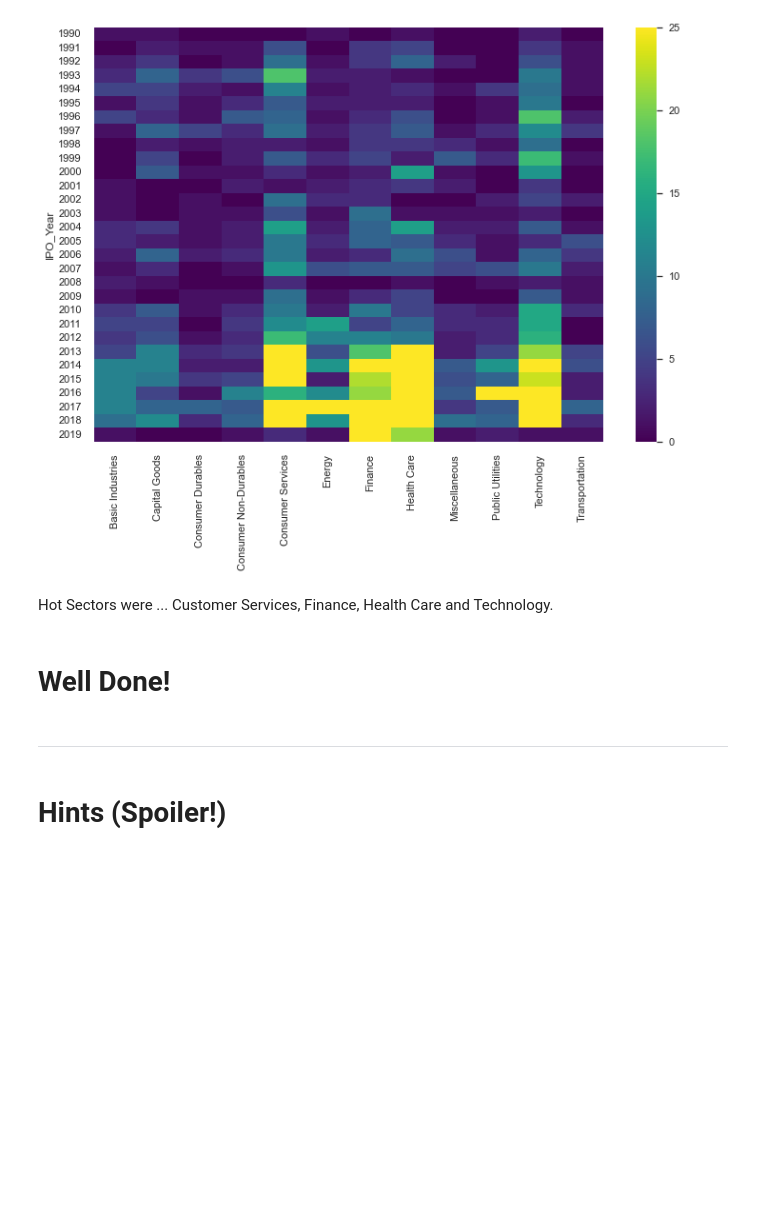
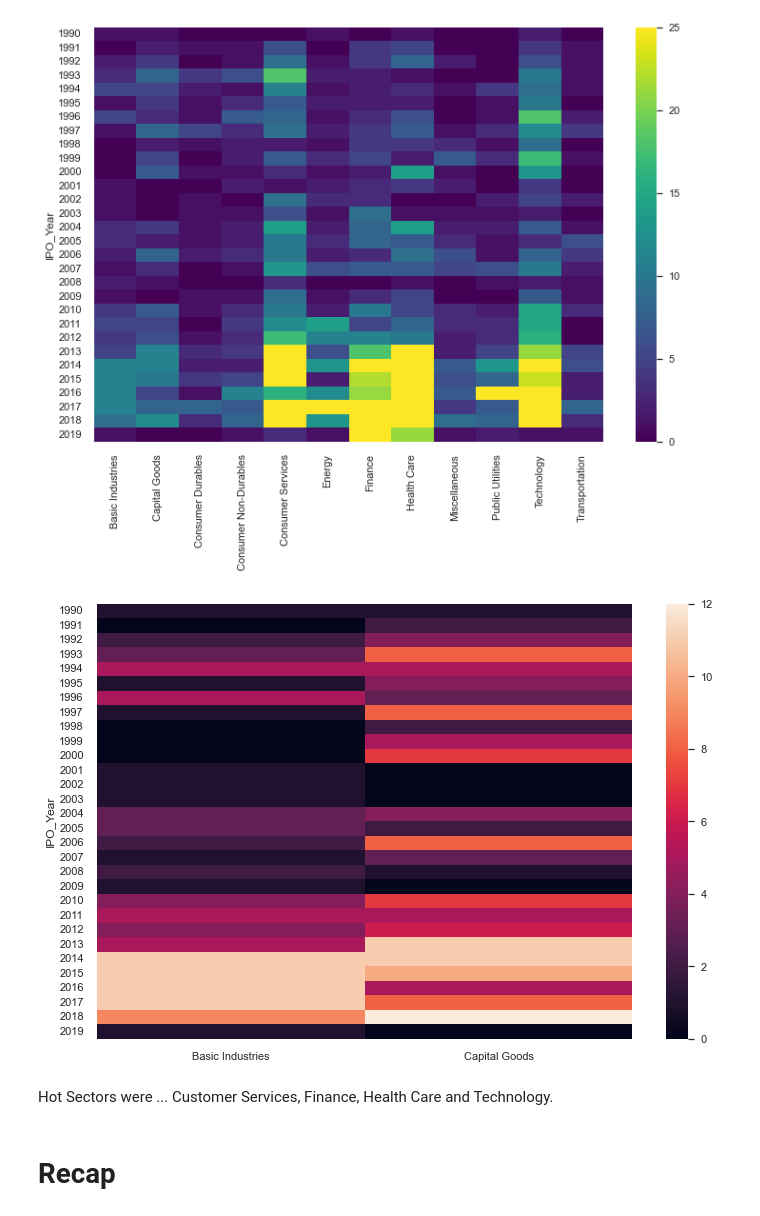
Before and after one commit to zgz20191202/zgz20191202, a Jupyter notebook: Quant Preparation/Python Practice/Pandas_Basics/My Solutions/Exercise_07.ipynb, the cells around one changed output. Saved outputs shown, nothing was run; the diff lists cells and outputs as text; code cells hidden in the pictures; blank space fills up the shorter version.

Commit message:
recap of previous pandas practice
a short review of past practice

```diff
--- a/Quant Preparation/Python Practice/Pandas_Basics/Exercise_07.ipynb
+++ b/Quant Preparation/Python Practice/Pandas_Basics/My Solutions/Exercise_07.ipynb
@@ -214,12 +217,15 @@ sns.heatmap(matrix1, cmap = "viridis", vmax = 25)
 plt.show()
 # %% [output]
 [figure]
+# %%
+plt.figure(figsize=(12,8))
+sns.set(font_scale=1.0)
+sns.heatmap(matrix1.iloc[:,:2])
+plt.show()
+# %% [output]
+[figure, added]
 # %% [markdown]
 Hot Sectors were ... Customer Services, Finance, Health Care and Technology.
-# %% [markdown]
-# Well Done!
 # %% [markdown]
------------------------------
+# Recap
-# %% [markdown]
-# Hints (Spoiler!)
 # %% [markdown]
```
Also changed, not shown: parts of 19 cells of this notebook, 32 other files.
